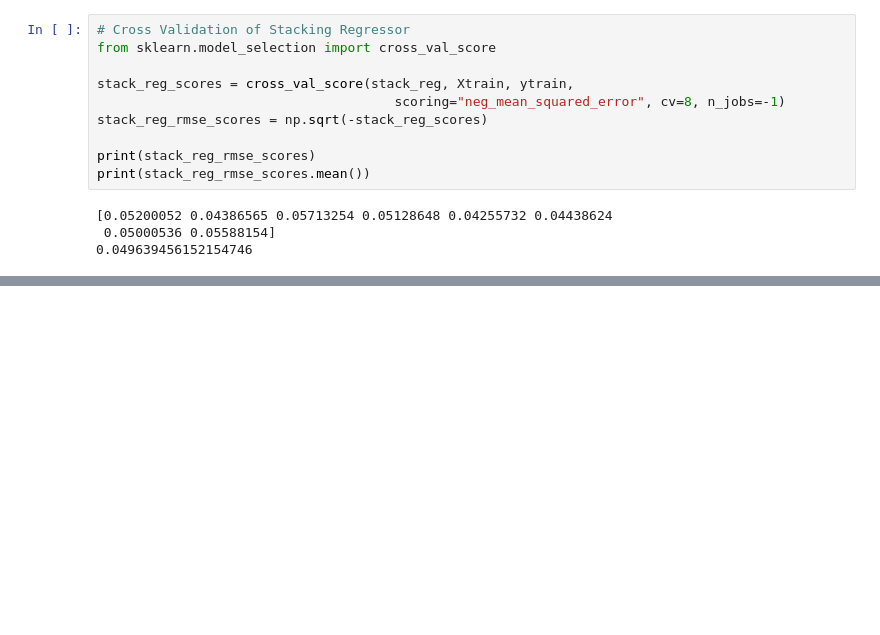
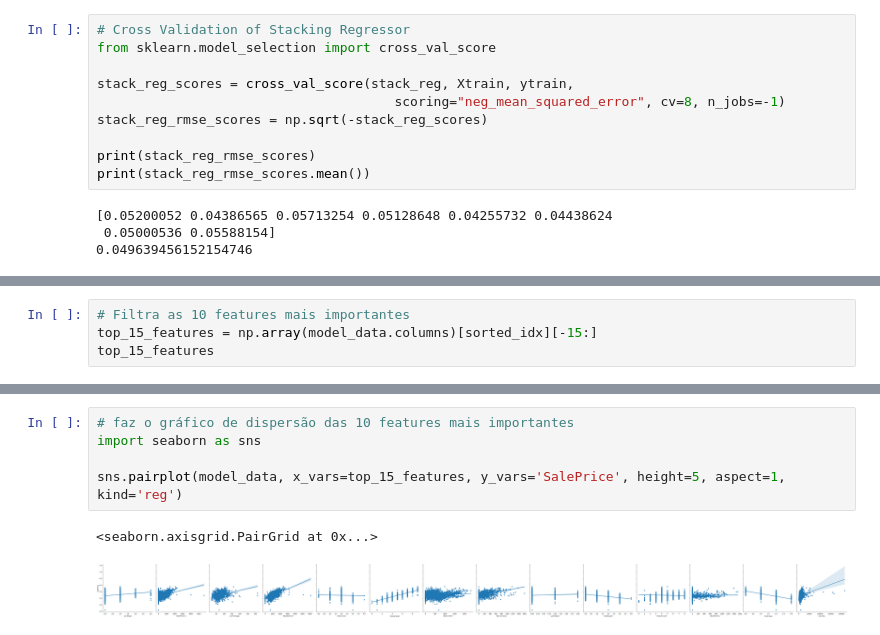
Before and after one commit to RodrigoAnciaes/projeto1-ml-ames-mlops, a Jupyter notebook: notebooks/projeto1.ipynb, the cells around one changed output, grey strips where cells are left out. Cells and saved outputs as stored; diff of their text form; blank space fills up the shorter version.

```diff
--- a/notebooks/projeto1.ipynb
+++ b/notebooks/projeto1.ipynb
@@ -451,0 +490,4 @@ print(mean_scores)
+# %%
+# Filtra as 10 features mais importantes
+top_15_features = np.array(model_data.columns)[sorted_idx][-15:]
+top_15_features
@@ -451,0 +522,8 @@ print(mean_scores)
+# %%
+# faz o gráfico de dispersão das 10 features mais importantes
+import seaborn as sns
+
+sns.pairplot(model_data, x_vars=top_15_features, y_vars='SalePrice', height=5, aspect=1, kind='reg')
+# %% [output]
+<seaborn.axisgrid.PairGrid at 0x...>
+[figure, added]
```
Also changed, not shown: parts of 14 cells of this notebook.
